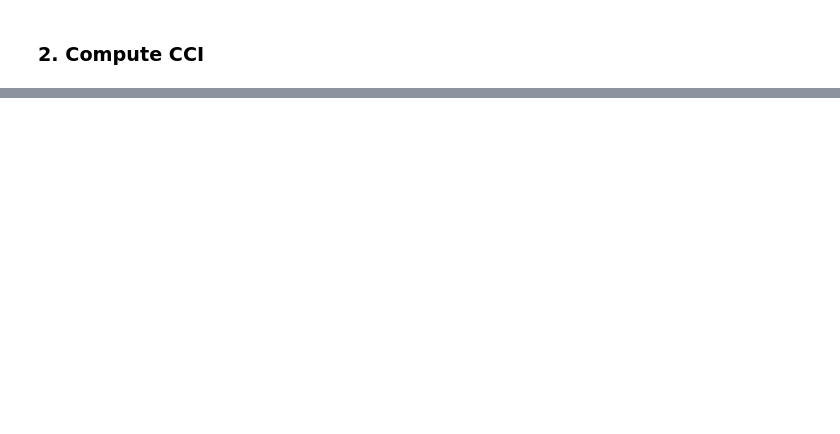
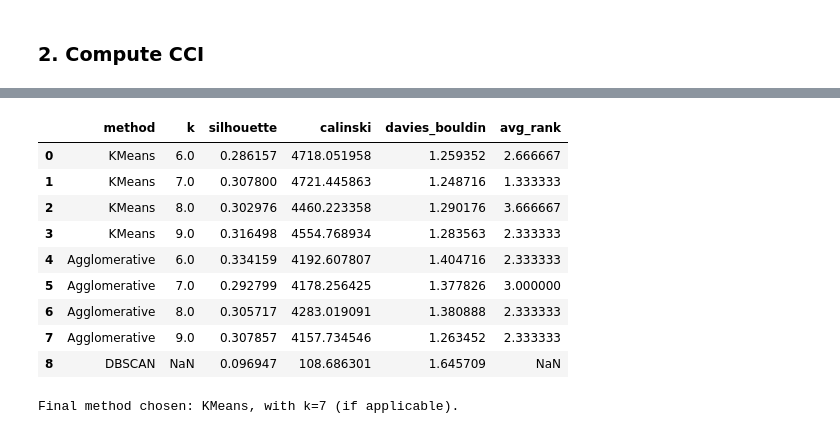
Before and after one commit to ImranBary/VITAI, a Jupyter notebook: Notebooks/01_full_dataset_with_cci.ipynb, the cells around one changed output, grey strips where cells are left out. Cells and saved outputs as stored; diff of their text form; code cells hidden in the pictures; blank space fills up the shorter version.

```diff
--- a/Notebooks/01_full_dataset_with_cci.ipynb
+++ b/Notebooks/01_full_dataset_with_cci.ipynb
@@ -346,0 +308,54 @@ Analysis complete. Full dataset with CCI integrated.
+# %%
+##################################################
+# 4.3 Pick best method + create final cluster idx
+##################################################
+
+# Combine into a single DataFrame for comparison
+all_eval = pd.concat([kmeans_df[['method','k','silhouette','calinski','davies_bouldin','avg_rank']],
+                      agg_df[['method','k','silhouette','calinski','davies_bouldin','avg_rank']]],
+                     ignore_index=True)
+
+# DBSCAN is not "k-based", so let's just add it as well (k=NaN):
+all_eval = pd.concat([all_eval, pd.DataFrame({
+    'method':['DBSCAN'],
+    'k':[np.nan],
+    'silhouette':[sil_db],
+    'calinski':[ch_db],
+    'davies_bouldin':[db_db],
+    'avg_rank':[np.nan]
+})], ignore_index=True)
+
+display(all_eval)
+
+# Decide best method based on minimal 'avg_rank' among K-Means / Agg + maybe DBSCAN
+method_options = all_eval.dropna(subset=['avg_rank'])
+best_method_idx = method_options['avg_rank'].idxmin()
+best_method = method_options.loc[best_method_idx, 'method']
+
+if best_method == 'KMeans':
+    final_labels = kmeans_labels
+    chosen_k = best_k
+elif best_method == 'Agglomerative':
+    final_labels = agg_labels
+    chosen_k = best_k_agg
+else:
+    # If DBSCAN was better by some separate logic, pick that
+    # or you can compare the silhouette or other metrics manually
+    final_labels = dbscan_labels
+    chosen_k = -1
+
+data_merged['Cluster'] = final_labels
+
+print(f"\nFinal method chosen: {best_method}, with k={chosen_k} (if applicable).")
+# %% [output]
+|  | method | k | silhouette | calinski | davies_bouldin | avg_rank |
+| 0 | KMeans | 6.0 | 0.286157 | 4718.051958 | 1.259352 | 2.666667 |
+| 1 | KMeans | 7.0 | 0.307800 | 4721.445863 | 1.248716 | 1.333333 |
+| 2 | KMeans | 8.0 | 0.302976 | 4460.223358 | 1.290176 | 3.666667 |
+| 3 | KMeans | 9.0 | 0.316498 | 4554.768934 | 1.283563 | 2.333333 |
+| 4 | Agglomerative | 6.0 | 0.334159 | 4192.607807 | 1.404716 | 2.333333 |
+| 5 | Agglomerative | 7.0 | 0.292799 | 4178.256425 | 1.377826 | 3.000000 |
+| 6 | Agglomerative | 8.0 | 0.305717 | 4283.019091 | 1.380888 | 2.333333 |
+| 7 | Agglomerative | 9.0 | 0.307857 | 4157.734546 | 1.263452 | 2.333333 |
+| 8 | DBSCAN | NaN | 0.096947 | 108.686301 | 1.645709 | NaN |
+Final method chosen: KMeans, with k=7 (if applicable).
```
Also changed, not shown: parts of 20 cells of this notebook, 36 other files.
